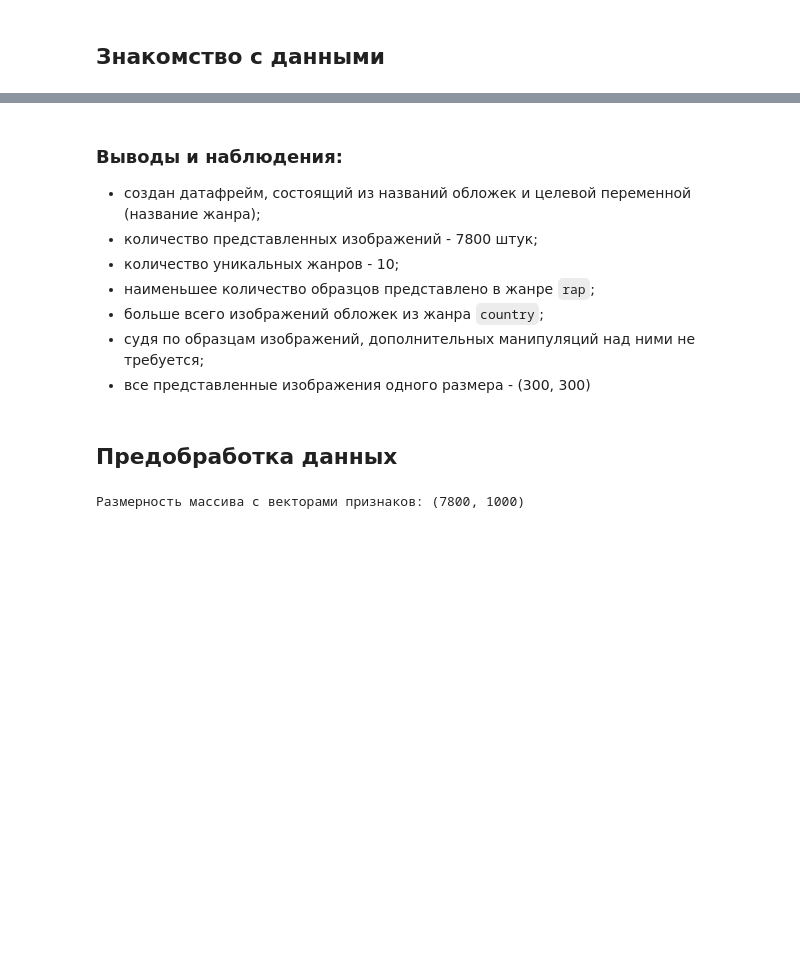
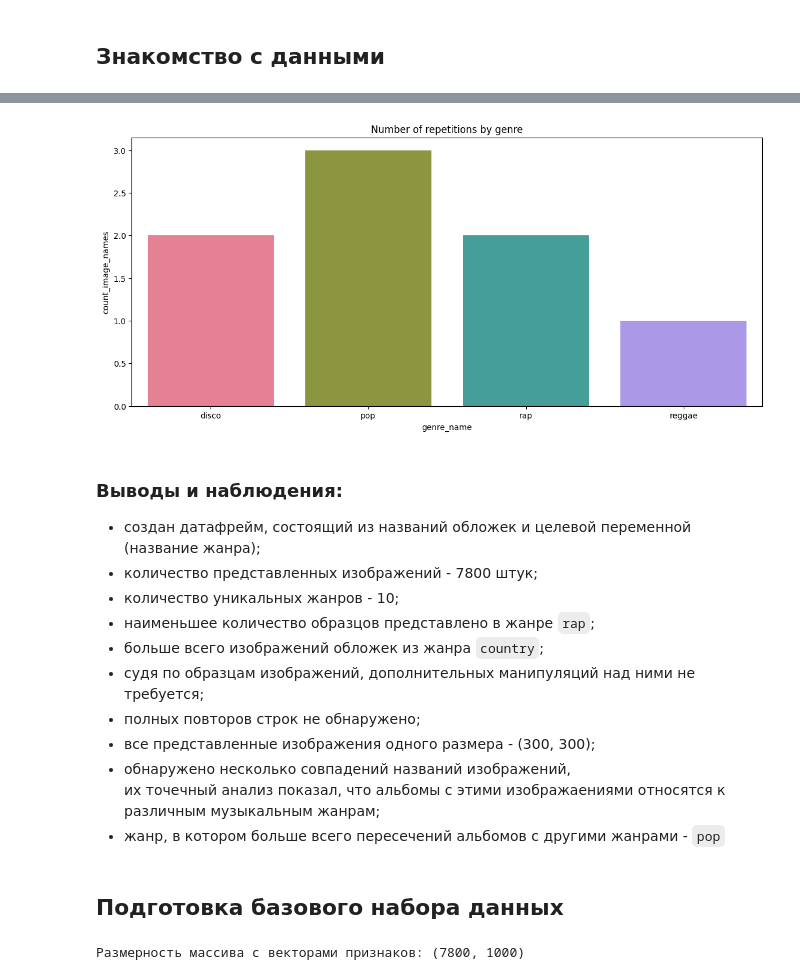
Before and after one commit to denis-42ds/determining_music_genre_from_an_image, a Jupyter notebook: music_genres.ipynb, the cells around one changed output, grey strips where cells are left out. Saved outputs shown, nothing was run; the diff lists cells and outputs as text; code cells hidden in the pictures; blank space fills up the shorter version.

```diff
--- a/music_genres.ipynb
+++ b/music_genres.ipynb
@@ -110,3 +129,19 @@ memory usage: 122.0+ KB
+# %%
+plt.figure(figsize=(14, 6))
+df_agg = df[df.duplicated(subset=['image_name'], keep=False)].groupby('genre_name').agg({'image_name': 'count'}).reset_index()
+df_agg.rename(columns={'image_name': 'count_image_names'}, inplace=True)
+sns.barplot(data=df_agg,
+            x='genre_name',
+            y='count_image_names',
+            hue='genre_name',
+            palette=sns.color_palette("husl", len(df_agg)))
+
+plt.title(f"Number of repetitions by genre")
+
+plt.savefig(os.path.join(ASSETS_DIR, 'Number of repetitions by genre.png'))
+plt.show()
+# %% [output]
+[figure, added]
 # %% [markdown]
 ### Выводы и наблюдения:
 - создан датафрейм, состоящий из названий обложек и целевой переменной (название жанра);
@@ -115,9 +150,13 @@ memory usage: 122.0+ KB
 - наименьшее количество образцов представлено в жанре `rap`;
 - больше всего изображений обложек из жанра `country`;
 - судя по образцам изображений, дополнительных манипуляций над ними не требуется;
-- все представленные изображения одного размера - (300, 300)
+- полных повторов строк не обнаружено;
+- все представленные изображения одного размера - (300, 300);
+- обнаружено несколько совпадений названий изображений,
+  <br>их точечный анализ показал, что альбомы с этими изображаениями относятся к различным музыкальным жанрам;
+- жанр, в котором больше всего пересечений альбомов с другими жанрами - `pop`
 # %% [markdown]
-## Предобработка данных
+## Подготовка базового набора данных
 # %%
 features_array = explorer.data_preprocessing()
 # %% [output]
```
Also changed, not shown: parts of 15 cells of this notebook, 4 other files.
